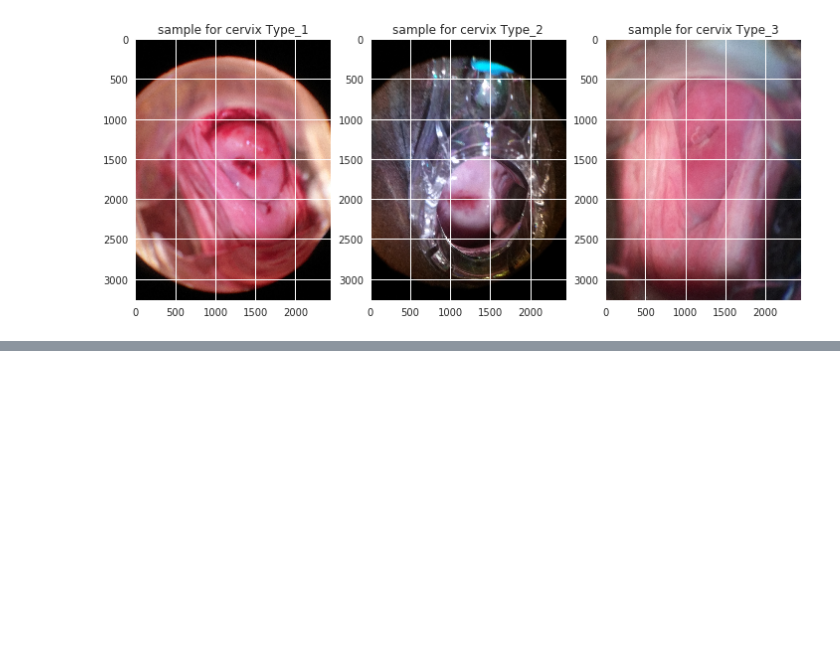
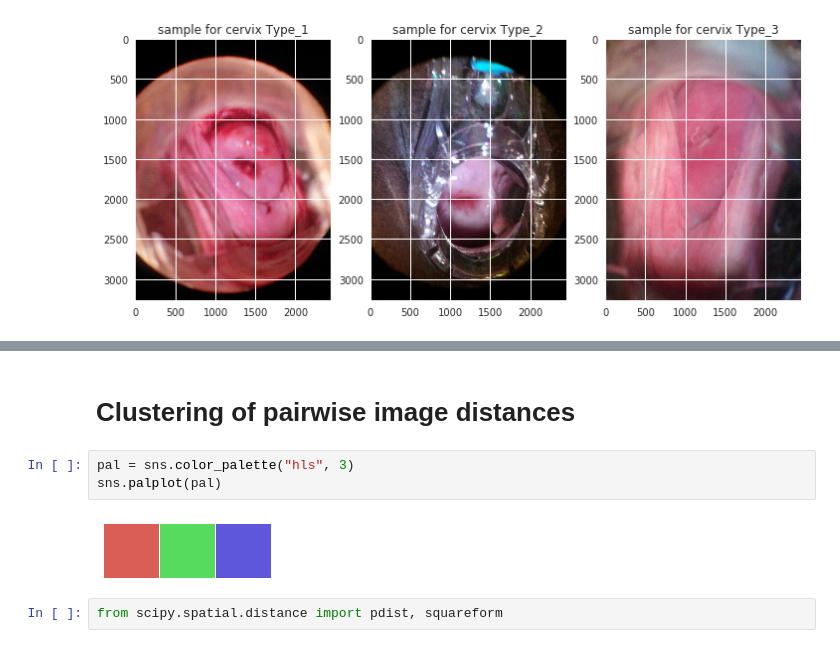
Before and after one commit to u-sky/kaggle-cervical-cancer-screening, a Jupyter notebook: Cervix EDA & Model selection.ipynb, the cells around one changed output, grey strips where cells are left out. Cells and saved outputs as stored; diff of their text form; blank space fills up the shorter version.

```diff
--- a/Cervix EDA & Model selection.ipynb
+++ b/Cervix EDA & Model selection.ipynb
@@ -97,0 +305,9 @@ findfont: Font family ['sans-serif'] not found. Falling back to DejaVu Sans
+# %% [markdown]
+# Clustering of pairwise image distances
+# %%
+pal = sns.color_palette("hls", 3)
+sns.palplot(pal)
+# %% [output]
+[figure, added]
+# %%
+from scipy.spatial.distance import pdist, squareform
```
Also changed, not shown: parts of 30 cells of this notebook.
